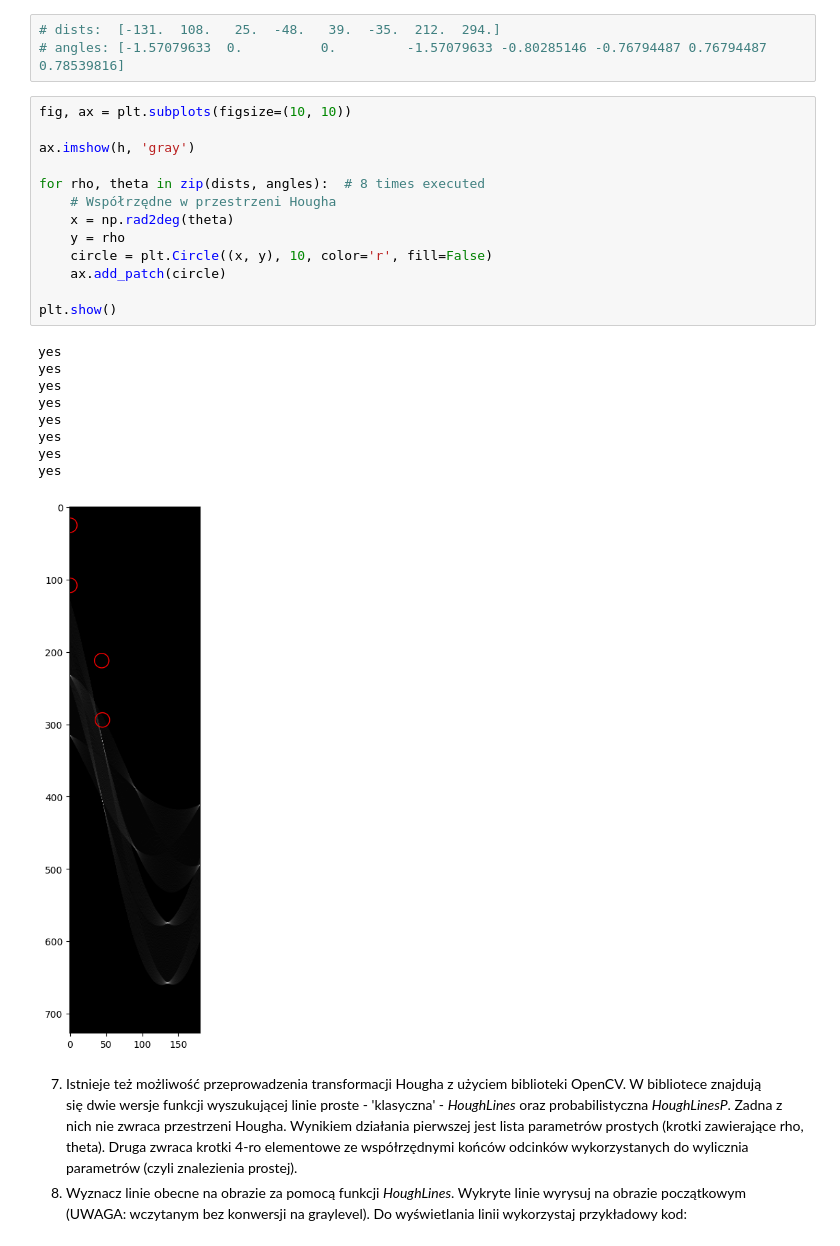
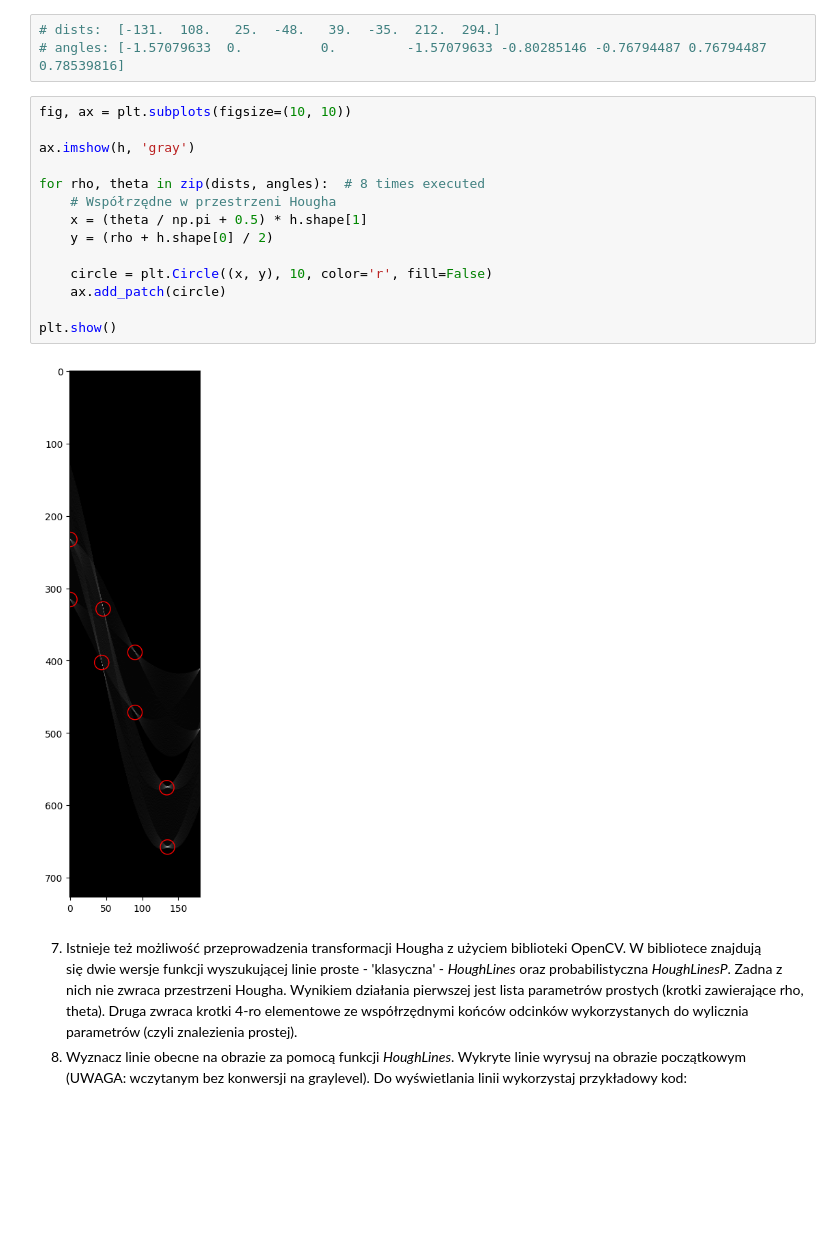
Before and after one commit to bartex-bartex/POC, a Jupyter notebook: lab11/11_Hough.ipynb, the cells around one changed output. Cells and saved outputs as stored; diff of their text form; blank space fills up the shorter version.

```diff
--- a/lab11/11_Hough.ipynb
+++ b/lab11/11_Hough.ipynb
@@ -170,26 +172,19 @@ Zaznacz maksima na obrazie wykorzystując rezultat funkcji *hough\_line\_peaks*
 # %%
 fig, ax = plt.subplots(figsize=(10, 10))
 
 ax.imshow(h, 'gray')
 
 for rho, theta in zip(dists, angles):  # 8 times executed
     # Współrzędne w przestrzeni Hougha
-    x = np.rad2deg(theta)
-    y = rho
+    x = (theta / np.pi + 0.5) * h.shape[1]
+    y = (rho + h.shape[0] / 2)
+
     circle = plt.Circle((x, y), 10, color='r', fill=False)
     ax.add_patch(circle)
 
 plt.show()
 # %% [output]
-yes
-yes
-yes
-yes
-yes
-yes
-yes
-yes
-[figure, old version]
+[figure, new version]
 # %% [markdown]
 7. Istnieje też możliwość przeprowadzenia transformacji Hougha z użyciem biblioteki OpenCV. W bibliotece znajdują się dwie wersje funkcji wyszukującej linie proste - 'klasyczna' - _HoughLines_ oraz probabilistyczna _HoughLinesP_. Zadna z nich nie zwraca przestrzeni Hougha. Wynikiem działania pierwszej jest lista parametrów prostych (krotki zawierające rho, theta). Druga zwraca krotki 4-ro elementowe ze współrzędnymi końców odcinków wykorzystanych do wylicznia parametrów (czyli znalezienia prostej).
 8. Wyznacz linie obecne na obrazie za pomocą funkcji _HoughLines_. Wykryte linie wyrysuj na obrazie początkowym (UWAGA: wczytanym bez konwersji na graylevel). Do wyświetlania linii wykorzystaj przykładowy kod:
```
Also changed, not shown: parts of 9 cells of this notebook.
